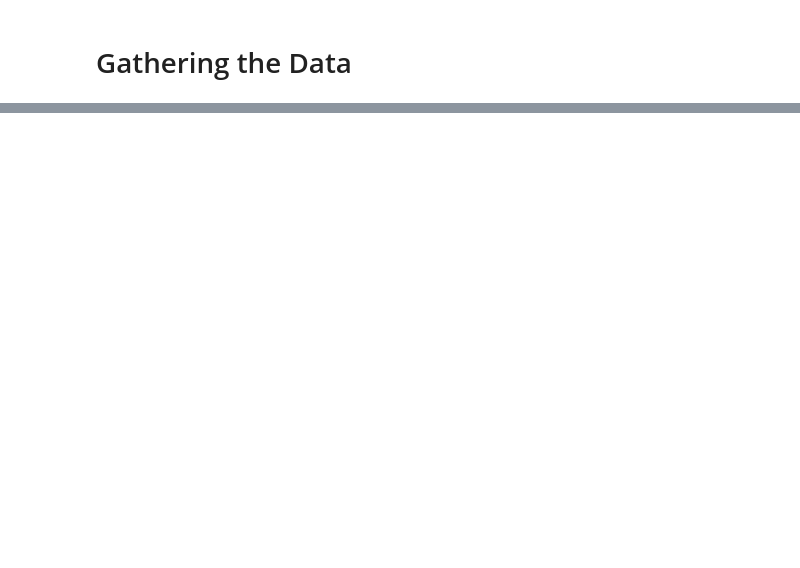
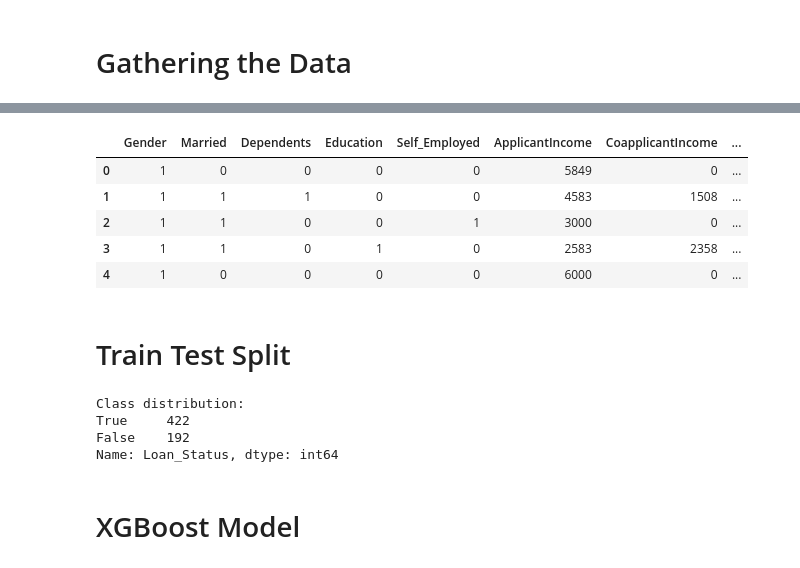
Before and after one commit to reuel-ly/loan-eligibility, a Jupyter notebook: model_loan_eligibility_azureml.ipynb, the cells around one changed output, grey strips where cells are left out. Saved outputs shown, nothing was run; the diff lists cells and outputs as text; code cells hidden in the pictures; blank space fills up the shorter version.

```diff
--- a/model_loan_eligibility_azureml.ipynb
+++ b/model_loan_eligibility_azureml.ipynb
@@ -23,0 +139,26 @@ y = df['target_column']
+# %%
+df["TotalIncome"] = df["ApplicantIncome"] + df["CoapplicantIncome"]
+df["LoanAmountPerTerm"] = df["LoanAmount"] / (df["Loan_Amount_Term"] + 1)
+df["DebtToIncome"] = df["LoanAmount"] / (df["TotalIncome"] + 1)
+# %%
+df.head()
+# %% [output]
+|  | Gender | Married | Dependents | Education | Self_Employed | ApplicantIncome | CoapplicantIncome | ... |
+| 0 | 1 | 0 | 0 | 0 | 0 | 5849 | 0 | ... |
+| 1 | 1 | 1 | 1 | 0 | 0 | 4583 | 1508 | ... |
+| 2 | 1 | 1 | 0 | 0 | 1 | 3000 | 0 | ... |
+| 3 | 1 | 1 | 0 | 1 | 0 | 2583 | 2358 | ... |
+| 4 | 1 | 0 | 0 | 0 | 0 | 6000 | 0 | ... |
+# %% [markdown]
+# Train Test Split
+# %%
+X = df.drop(columns=["Loan_Status"])
+y = df["Loan_Status"]  # Already encoded: 0 = N, 1 = Y
+
+print("\nClass distribution:")
+print(y.value_counts())
+# %% [output]
+Class distribution:
+True     422
+False    192
+Name: Loan_Status, dtype: int64
@@ -23,0 +172,2 @@ y = df['target_column']
+# %% [markdown]
+# XGBoost Model
```
Also changed, not shown: parts of 28 cells of this notebook.
